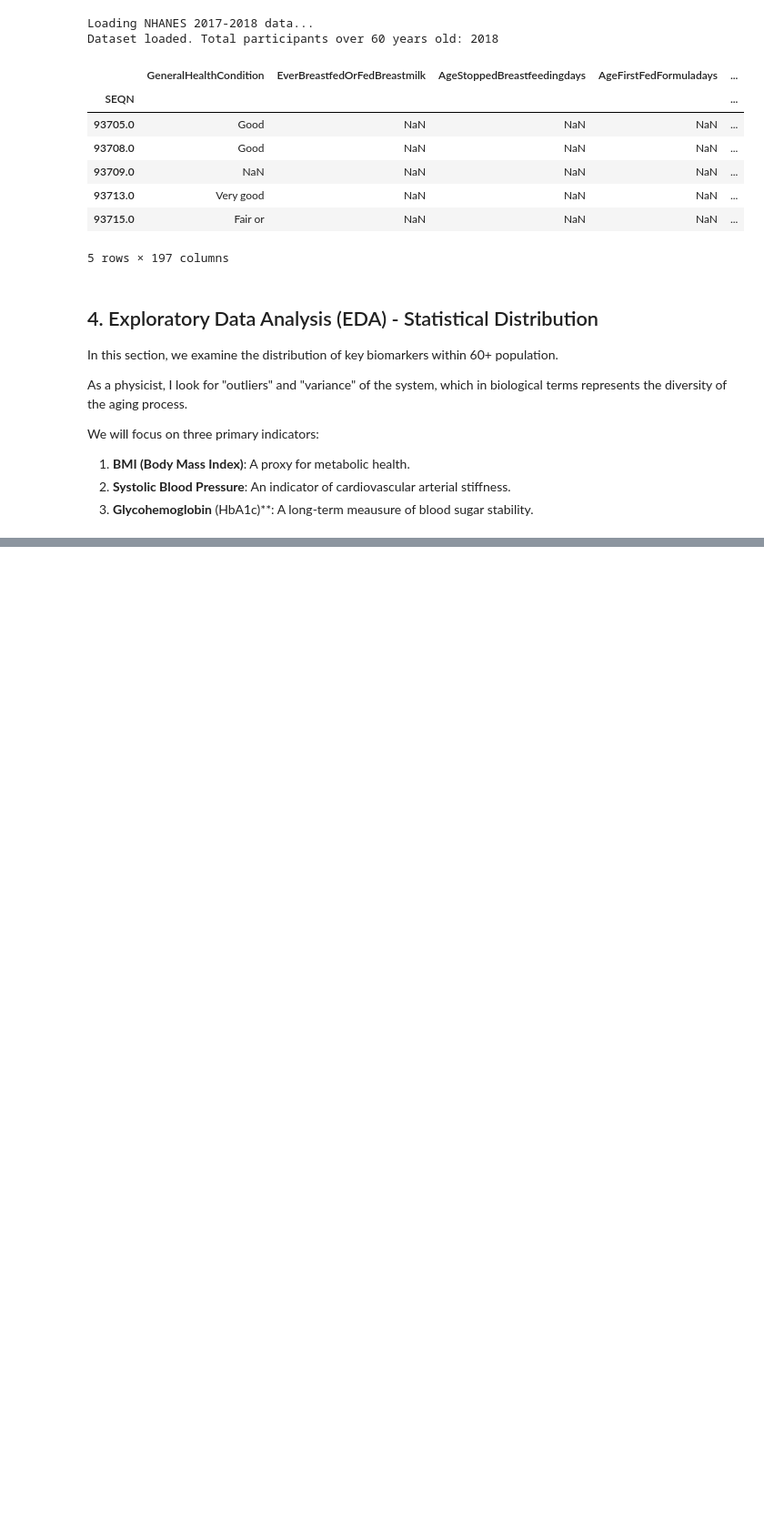
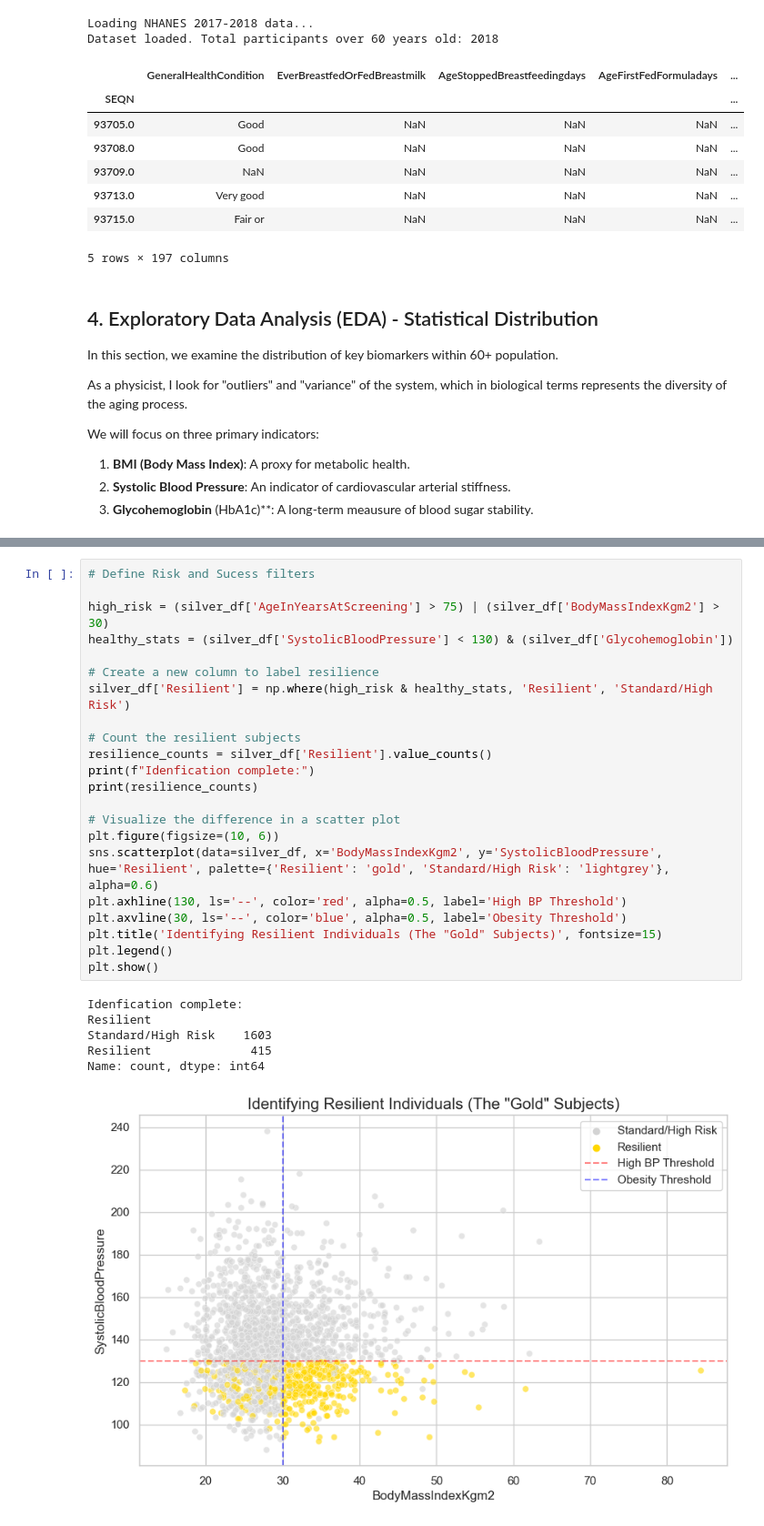
Before and after one commit to josealvarezbustamante/silver-economy-longevity, a Jupyter notebook: aging_resilience_analysis.ipynb, the cells around one changed output, grey strips where cells are left out. Shown at 91% size. Drawn from its saved outputs; the diff is of its cells as text; blank space fills up the shorter version.

```diff
--- a/aging_resilience_analysis.ipynb
+++ b/aging_resilience_analysis.ipynb
@@ -91,0 +158,29 @@ KeyError: "['BodyMassIndex', 'SystolicBloodPressure'] not in index"
+# %%
+# Define Risk and Sucess filters
+
+high_risk = (silver_df['AgeInYearsAtScreening'] > 75) | (silver_df['BodyMassIndexKgm2'] > 30)
+healthy_stats = (silver_df['SystolicBloodPressure'] < 130) & (silver_df['Glycohemoglobin'])
+
+# Create a new column to label resilience
+silver_df['Resilient'] = np.where(high_risk & healthy_stats, 'Resilient', 'Standard/High Risk')
+
+# Count the resilient subjects
+resilience_counts = silver_df['Resilient'].value_counts()
+print(f"Idenfication complete:")
+print(resilience_counts)
+
+# Visualize the difference in a scatter plot
+plt.figure(figsize=(10, 6))
+sns.scatterplot(data=silver_df, x='BodyMassIndexKgm2', y='SystolicBloodPressure', hue='Resilient', palette={'Resilient': 'gold', 'Standard/High Risk': 'lightgrey'}, alpha=0.6)
+plt.axhline(130, ls='--', color='red', alpha=0.5, label='High BP Threshold')
+plt.axvline(30, ls='--', color='blue', alpha=0.5, label='Obesity Threshold')
+plt.title('Identifying Resilient Individuals (The "Gold" Subjects)', fontsize=15)
+plt.legend()
+plt.show()
+# %% [output]
+Idenfication complete:
+Resilient
+Standard/High Risk    1603
+Resilient              415
+Name: count, dtype: int64
+[figure, added]
```
Also changed, not shown: parts of 7 cells of this notebook.
